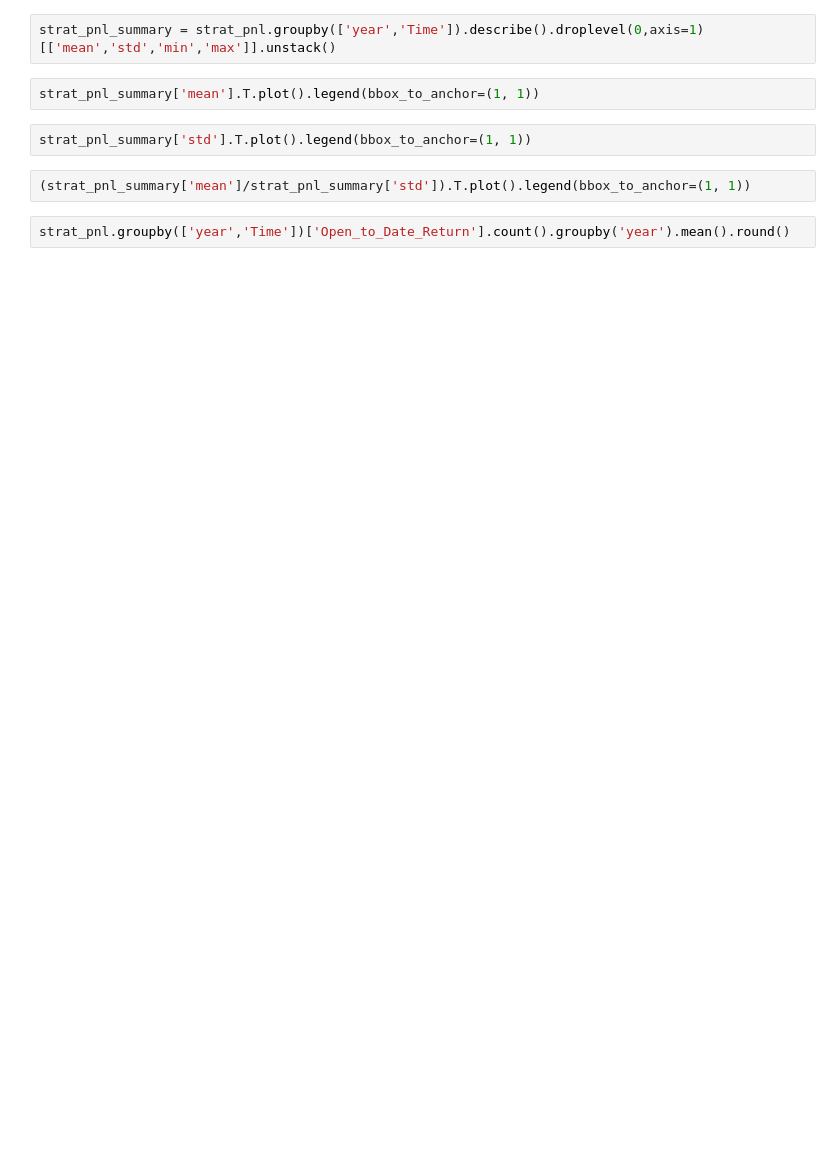
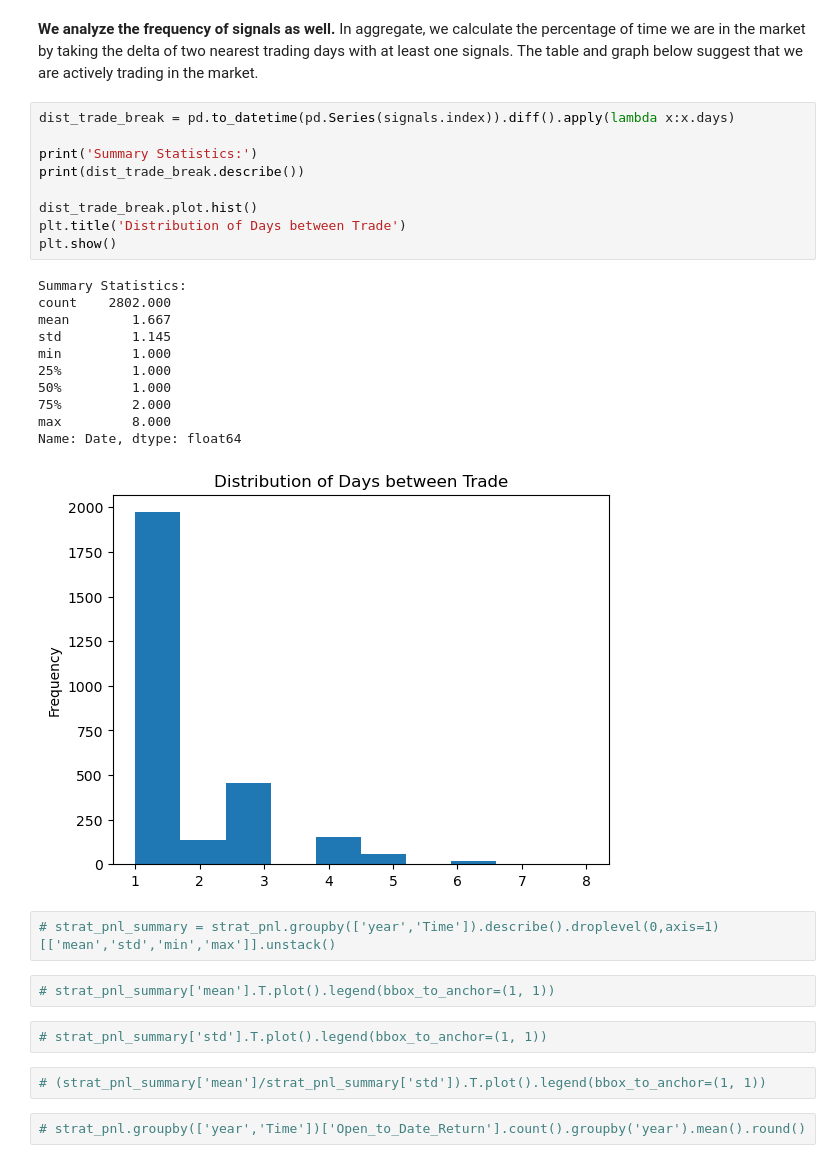
Before and after one commit to shaoyuliu98/Quantitative-Research, a Jupyter notebook: Gap Trading Intraday Return Analysis.ipynb, the cells around one changed output. Saved outputs shown, nothing was run; the diff lists cells and outputs as text; blank space fills up the shorter version.

```diff
--- a/Gap Trading Intraday Return Analysis.ipynb
+++ b/Gap Trading Intraday Return Analysis.ipynb
@@ -47,11 +80,34 @@ signals.head()
+# %% [markdown]
+**We analyze the frequency of signals as well.** In aggregate, we calculate the percentage of time we are in the market by taking the delta of two nearest trading days with at least one signals. The table and graph below suggest that we are actively trading in the market.
+# %%
+dist_trade_break = pd.to_datetime(pd.Series(signals.index)).diff().apply(lambda x:x.days)
+
+print('Summary Statistics:')
+print(dist_trade_break.describe())
+
+dist_trade_break.plot.hist()
+plt.title('Distribution of Days between Trade')
+plt.show()
+# %% [output]
+Summary Statistics:
+count    2802.000
+mean        1.667
+std         1.145
+min         1.000
+25%         1.000
+50%         1.000
+75%         2.000
+max         8.000
+Name: Date, dtype: float64
+[figure, added]
 # %%
-strat_pnl_summary = strat_pnl.groupby(['year','Time']).describe().droplevel(0,axis=1)[['mean','std','min','max']].unstack()
+# strat_pnl_summary = strat_pnl.groupby(['year','Time']).describe().droplevel(0,axis=1)[['mean','std','min','max']].unstack()
 # %%
-strat_pnl_summary['mean'].T.plot().legend(bbox_to_anchor=(1, 1))
+# strat_pnl_summary['mean'].T.plot().legend(bbox_to_anchor=(1, 1))
 # %%
-strat_pnl_summary['std'].T.plot().legend(bbox_to_anchor=(1, 1))
+# strat_pnl_summary['std'].T.plot().legend(bbox_to_anchor=(1, 1))
 # %%
-(strat_pnl_summary['mean']/strat_pnl_summary['std']).T.plot().legend(bbox_to_anchor=(1, 1))
+# (strat_pnl_summary['mean']/strat_pnl_summary['std']).T.plot().legend(bbox_to_anchor=(1, 1))
 # %%
-strat_pnl.groupby(['year','Time'])['Open_to_Date_Return'].count().groupby('year').mean().round()
+# strat_pnl.groupby(['year','Time'])['Open_to_Date_Return'].count().groupby('year').mean().round()
 # %%
```
Also changed, not shown: parts of 13 cells of this notebook, 1 other file.
